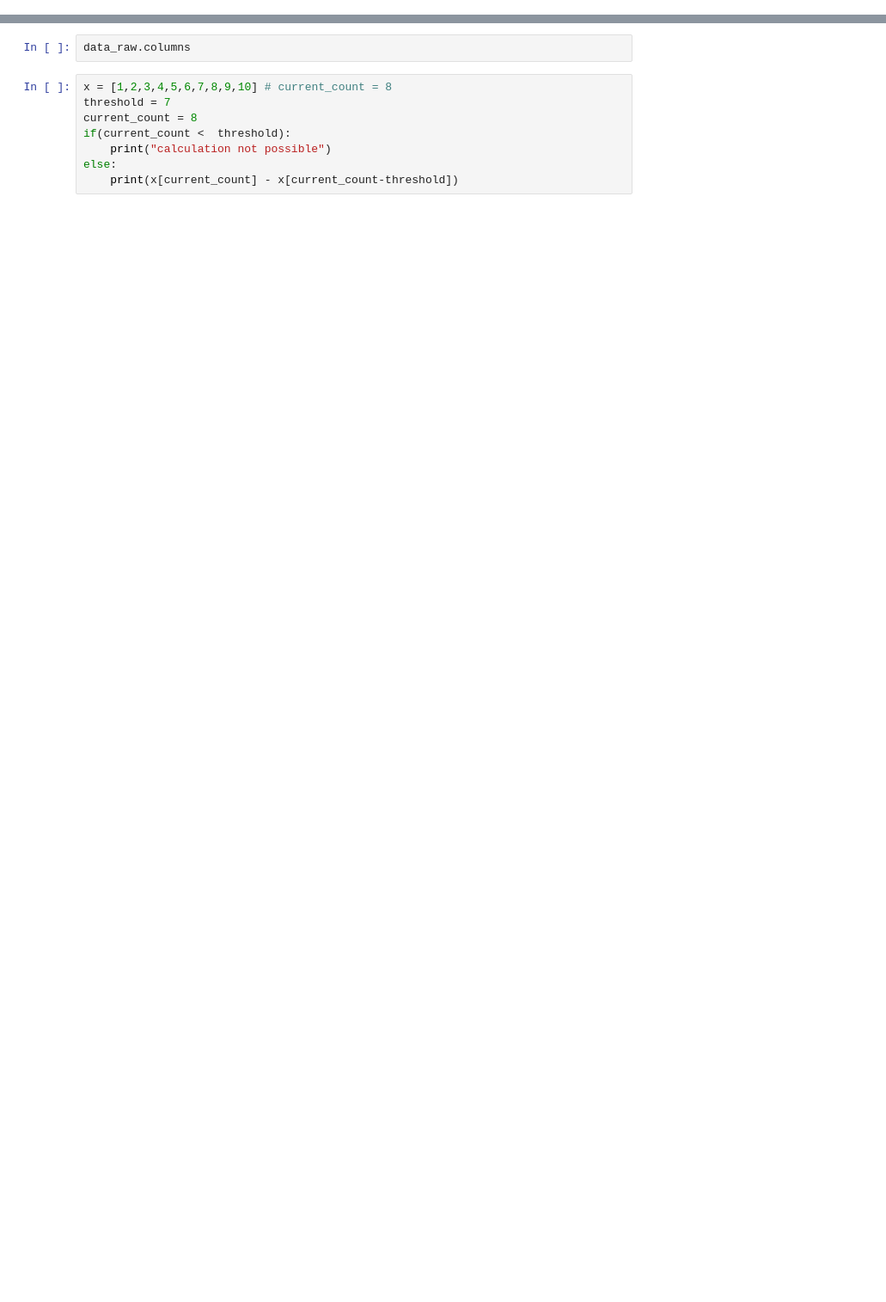
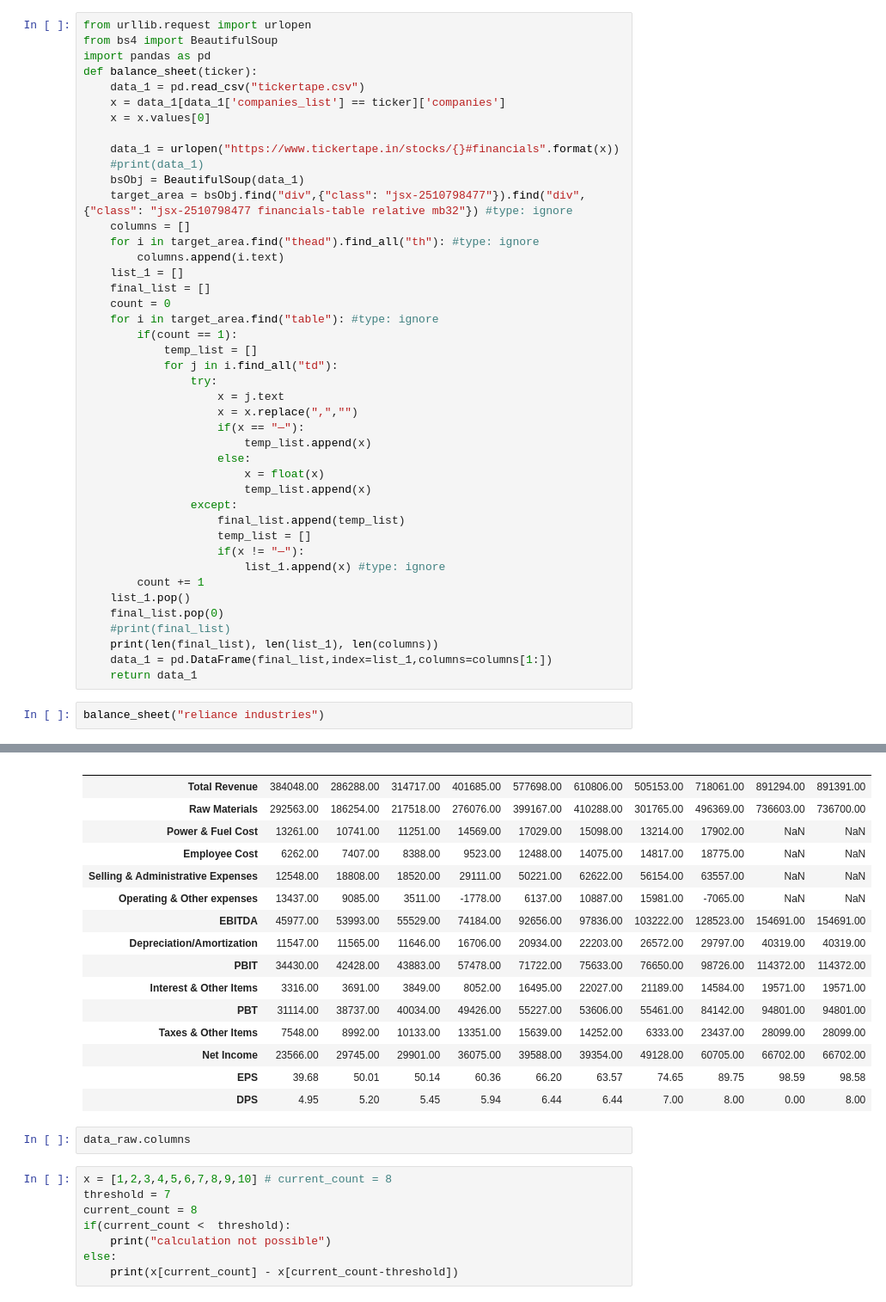
Before and after one commit to innovsm/algorithmic-trading, a Jupyter notebook: basic.ipynb, the cells around one changed output, grey strips where cells are left out. Shown: that part at 86% size. Saved outputs shown, nothing was run; the diff lists cells and outputs as text; blank space fills up the shorter version.

```diff
--- a/basic.ipynb
+++ b/basic.ipynb
@@ -31,0 +14,46 @@ MAX_LOSS_LIMIT =  -0.1
+# %%
+from urllib.request import urlopen
+from bs4 import BeautifulSoup
+import pandas as pd
+def balance_sheet(ticker):
+    data_1 = pd.read_csv("tickertape.csv")
+    x = data_1[data_1['companies_list'] == ticker]['companies']
+    x = x.values[0]
+
+    data_1 = urlopen("https://www.tickertape.in/stocks/{}#financials".format(x))
+    #print(data_1)
+    bsObj = BeautifulSoup(data_1)
+    target_area = bsObj.find("div",{"class": "jsx-2510798477"}).find("div", {"class": "jsx-2510798477 financials-table relative mb32"}) #type: ignore
+    columns = []
+    for i in target_area.find("thead").find_all("th"): #type: ignore
+        columns.append(i.text)
+    list_1 = []
+    final_list = []
+    count = 0
+    for i in target_area.find("table"): #type: ignore
+        if(count == 1):
+            temp_list = []
+            for j in i.find_all("td"):
+                try:
+                    x = j.text
+                    x = x.replace(",","")
+                    if(x == "—"):
+                        temp_list.append(x)
+                    else:
+                        x = float(x)
+                        temp_list.append(x)
+                except:
+                    final_list.append(temp_list)
+                    temp_list = []
+                    if(x != "—"):
+                        list_1.append(x) #type: ignore
+        count += 1
+    list_1.pop()
+    final_list.pop(0)
+    #print(final_list)
+    print(len(final_list), len(list_1), len(columns))
+    data_1 = pd.DataFrame(final_list,index=list_1,columns=columns[1:])
+    return data_1
+# %%
+balance_sheet("reliance industries")
+# %% [output]
@@ -32,3 +62,19 @@ MAX_LOSS_LIMIT =  -0.1
+|  |  |  |  |  |  |  |  |  |  |  |
+| Total Revenue | 384048.00 | 286288.00 | 314717.00 | 401685.00 | 577698.00 | 610806.00 | 505153.00 | 718061.00 | 891294.00 | 891391.00 |
+| Raw Materials | 292563.00 | 186254.00 | 217518.00 | 276076.00 | 399167.00 | 410288.00 | 301765.00 | 496369.00 | 736603.00 | 736700.00 |
+| Power & Fuel Cost | 13261.00 | 10741.00 | 11251.00 | 14569.00 | 17029.00 | 15098.00 | 13214.00 | 17902.00 | NaN | NaN |
+| Employee Cost | 6262.00 | 7407.00 | 8388.00 | 9523.00 | 12488.00 | 14075.00 | 14817.00 | 18775.00 | NaN | NaN |
+| Selling & Administrative Expenses | 12548.00 | 18808.00 | 18520.00 | 29111.00 | 50221.00 | 62622.00 | 56154.00 | 63557.00 | NaN | NaN |
+| Operating & Other expenses | 13437.00 | 9085.00 | 3511.00 | -1778.00 | 6137.00 | 10887.00 | 15981.00 | -7065.00 | NaN | NaN |
+| EBITDA | 45977.00 | 53993.00 | 55529.00 | 74184.00 | 92656.00 | 97836.00 | 103222.00 | 128523.00 | 154691.00 | 154691.00 |
+| Depreciation/Amortization | 11547.00 | 11565.00 | 11646.00 | 16706.00 | 20934.00 | 22203.00 | 26572.00 | 29797.00 | 40319.00 | 40319.00 |
+| PBIT | 34430.00 | 42428.00 | 43883.00 | 57478.00 | 71722.00 | 75633.00 | 76650.00 | 98726.00 | 114372.00 | 114372.00 |
+| Interest & Other Items | 3316.00 | 3691.00 | 3849.00 | 8052.00 | 16495.00 | 22027.00 | 21189.00 | 14584.00 | 19571.00 | 19571.00 |
+| PBT | 31114.00 | 38737.00 | 40034.00 | 49426.00 | 55227.00 | 53606.00 | 55461.00 | 84142.00 | 94801.00 | 94801.00 |
+| Taxes & Other Items | 7548.00 | 8992.00 | 10133.00 | 13351.00 | 15639.00 | 14252.00 | 6333.00 | 23437.00 | 28099.00 | 28099.00 |
+| Net Income | 23566.00 | 29745.00 | 29901.00 | 36075.00 | 39588.00 | 39354.00 | 49128.00 | 60705.00 | 66702.00 | 66702.00 |
+| EPS | 39.68 | 50.01 | 50.14 | 60.36 | 66.20 | 63.57 | 74.65 | 89.75 | 98.59 | 98.58 |
+| DPS | 4.95 | 5.20 | 5.45 | 5.94 | 6.44 | 6.44 | 7.00 | 8.00 | 0.00 | 8.00 |
 # %%
 data_raw.columns
 # %%
```
Also changed, not shown: parts of 9 cells of this notebook, 7 other files.
